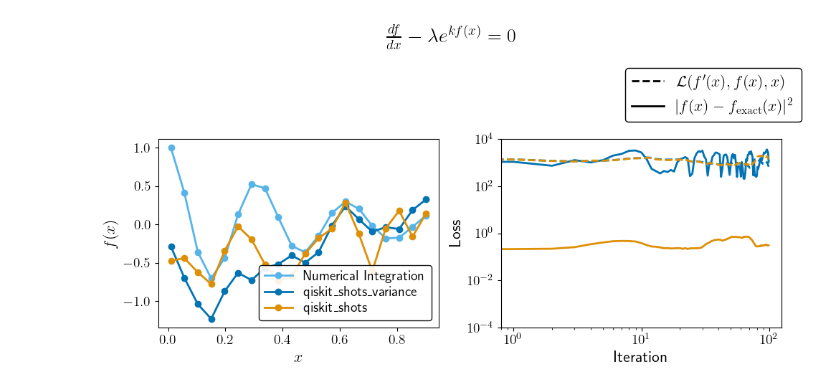
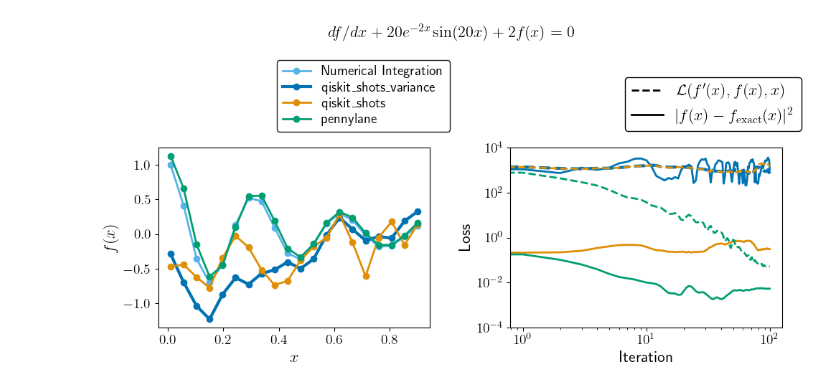
Before and after one commit to rupof/KernelDE, a Jupyter notebook: plotting_notebooks/local_plot_log_shots.ipynb, the cells around one changed output. Saved outputs shown, nothing was run; the diff lists cells and outputs as text; code cells hidden in the pictures.

```diff
--- a/plotting_notebooks/local_plot_log_shots.ipynb
+++ b/plotting_notebooks/local_plot_log_shots.ipynb
@@ -11,5 +11,5 @@ from DE_Library.diferential_equation_functionals import *
 from matplotlib import rc
 rc('text', usetex=True)
 # %%
-results_QNN = load_feather_folder_as_pd("../data/results/DE_7_31")
+results_QNN = load_feather_folder_as_pd("../data/results/DE_8_31")
 # %% [output]
@@ -40,42 +44,46 @@ RBF_color = cmap.colors[7]
 x_span_plot = x_line
 
 ax1.plot(x_span_plot, f_odeint, "-o", label="Numerical Integration", color=cmap.colors[9], linewidth=2)
-for index in [0, 1]:
-    ax1.plot(x_span_plot, results_QNN["f_sol"][index], "-o", color=cmap.colors[index], linewidth=2, label=results_QNN["executor_type"][index])
+for index in [0, 1, 2]:
+    if results_QNN["executor_type"][index] == "qiskit_shots_variance":
+        linewidth = 3
+    else:
+        linewidth = 2
+    ax1.plot(x_span_plot, results_QNN["f_sol"][index], "-o", color=cmap.colors[index], linewidth=linewidth, label=results_QNN["executor_type"][index])
 
-    ax2.plot(results_QNN["loss_history"][index], color=cmap.colors[index], linestyle="--", linewidth=2)
+    ax2.plot(results_QNN["loss_history"][index], color=cmap.colors[index], linestyle="--", linewidth=linewidth)
     ax2.plot(results_QNN["mse_history"][index], color=cmap.colors[index], linewidth=2)
 
 ax1.legend()
 
 # dummy plot for legend
 ax2.plot([10**-12, 1.2*10**-12 ], color="black", linestyle="--", label="$\mathcal{L}(f^\prime(x), f(x), x)$", linewidth=2)
 ax2.plot([10**-12, 1.2*10**-12 ], color="black", label="$|f(x)-f_{\mathrm{exact}}(x)|^2$", linewidth=2)
 
 
 
 
 
-ax1.legend(fontsize=14, loc="lower right", edgecolor="black", fancybox=True, frameon=True, framealpha=0.9, labelspacing=0.25)
+ax1.legend(fontsize=14, loc="lower right", bbox_to_anchor=(1.1, 1.05), edgecolor="black", fancybox=True, frameon=True, framealpha=0.9, labelspacing=0.25)
 ax2.legend(fontsize=16, loc="lower right", bbox_to_anchor=(1.1, 1.05), edgecolor="black", fancybox=True, frameon=True, framealpha=1, labelspacing=0.5)
 
-plt.suptitle(r"$\frac{df}{dx} - \lambda e^{kf(x)} = 0$", fontsize=20)
+plt.suptitle(r"$df/dx + 20 e^{-2 x} \sin(20 x) + 2 f(x) = 0$", fontsize=16)
 
 ax1.set_ylabel("$f(x)$", fontsize=16)
 ax1.set_xlabel("$x$", fontsize=16)
 ax1.tick_params(axis='both', which='major', labelsize=14)
 
 ax2.set_ylabel("Loss", fontsize=16)
 ax2.set_xlabel("Iteration", fontsize=16)
 ax2.tick_params(axis='both', which='major', labelsize=14)
 
 ax2.set_yscale("log")
 ax2.set_xscale("log")
 
 ax2.set_ylim(10**-4, 10**4)
 plt.tight_layout()
 plt.show()
 
 #fig.savefig("../plotting_notebooks/DE_log.png", bbox_inches='tight', dpi=400)
 # %% [output]
-[figure, old version]
+[figure, new version]
```
Also changed, not shown: parts of 3 cells of this notebook, 10 other files.
